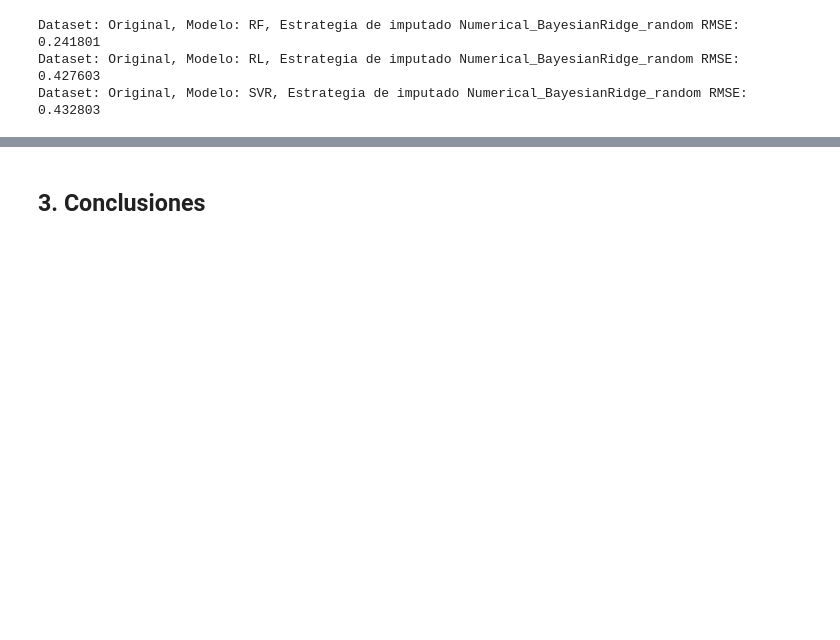
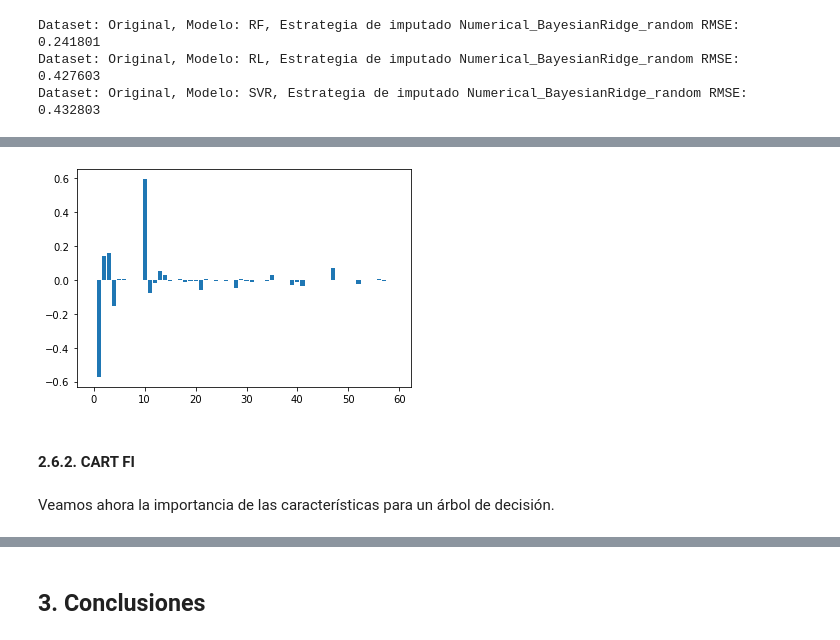
Before and after one commit to igmarco/PreparacionDeDatos_Trabajos, a Jupyter notebook: PD_Trabajo2Opcional/AscorbeMarco_PD_Trabajo2Opcional.ipynb, the cells around one changed output, grey strips where cells are left out. Drawn from its saved outputs; the diff is of its cells as text; code cells hidden in the pictures; blank space fills up the shorter version.

```diff
--- a/PD_Trabajo2Opcional/AscorbeMarco_PD_Trabajo2Opcional.ipynb
+++ b/PD_Trabajo2Opcional/AscorbeMarco_PD_Trabajo2Opcional.ipynb
@@ -1362,0 +1487,25 @@ Eliminando los outliers vemos que empeoran los resultados.
+# %%
+%%time
+from sklearn.preprocessing import StandardScaler
+
+for model_name, model in modelos.items():
+
+    scal = ColumnTransformer([('numeric',  StandardScaler(), numeric_columns)], remainder='passthrough')
+
+    pip = Pipeline(steps=[('scaler', scal),
+                          ('model',  model)])
+
+    # preparar el procedimiento de cross-validation
+    cv = KFold(n_splits=5)
+    # evaluar el modelo
+    cv_results = cross_validate(pip, X, y, scoring='neg_root_mean_squared_error', cv=cv)
+
+    print('{:s}: {:.2f} ({:.2f})'.format(model_name,
+                                         - mean(cv_results['test_score']),
+                                         std(cv_results['test_score'])))
+
+    scores.loc[len(scores)] = [model_name,
+                               'Standarization',
+                               - mean(cv_results['test_score']),
+                               std(cv_results['test_score']),
+                               scal]
@@ -1362,0 +1945,4 @@ Eliminando los outliers vemos que empeoran los resultados.
+# %%
+X_scal = pd.DataFrame(scores.sort_values('RMSE (mean)', ascending=True).reset_index().loc[0,'Escalador'].fit_transform(X),
+                     columns = X.columns)
+X_scal
@@ -1362,0 +1977,11 @@ Eliminando los outliers vemos que empeoran los resultados.
+# %%
+# define the model
+model = LinearRegression()
+# fit the model
+model.fit(X_scal, y)
+# get importance
+importance = model.coef_.T
+print(model.coef_.shape)
+# summarize feature importance. Los de mayor rango positivo las variables que más importancia tienen para el modelo.
+for i,v in enumerate(importance):
+    print('Feature: %0d, Score: %.5f' % (i,v))
@@ -1362,0 +2008,10 @@ Eliminando los outliers vemos que empeoran los resultados.
+# %%
+# plot feature importance
+pyplot.bar([x for x in range(len(importance))], importance[:,0])
+pyplot.show()
+# %% [output]
+[figure, added]
+# %% [markdown]
+#### 2.6.2. CART FI
+# %% [markdown]
+Veamos ahora la importancia de las características para un árbol de decisión.
```
Also changed, not shown: parts of 191 cells of this notebook.
